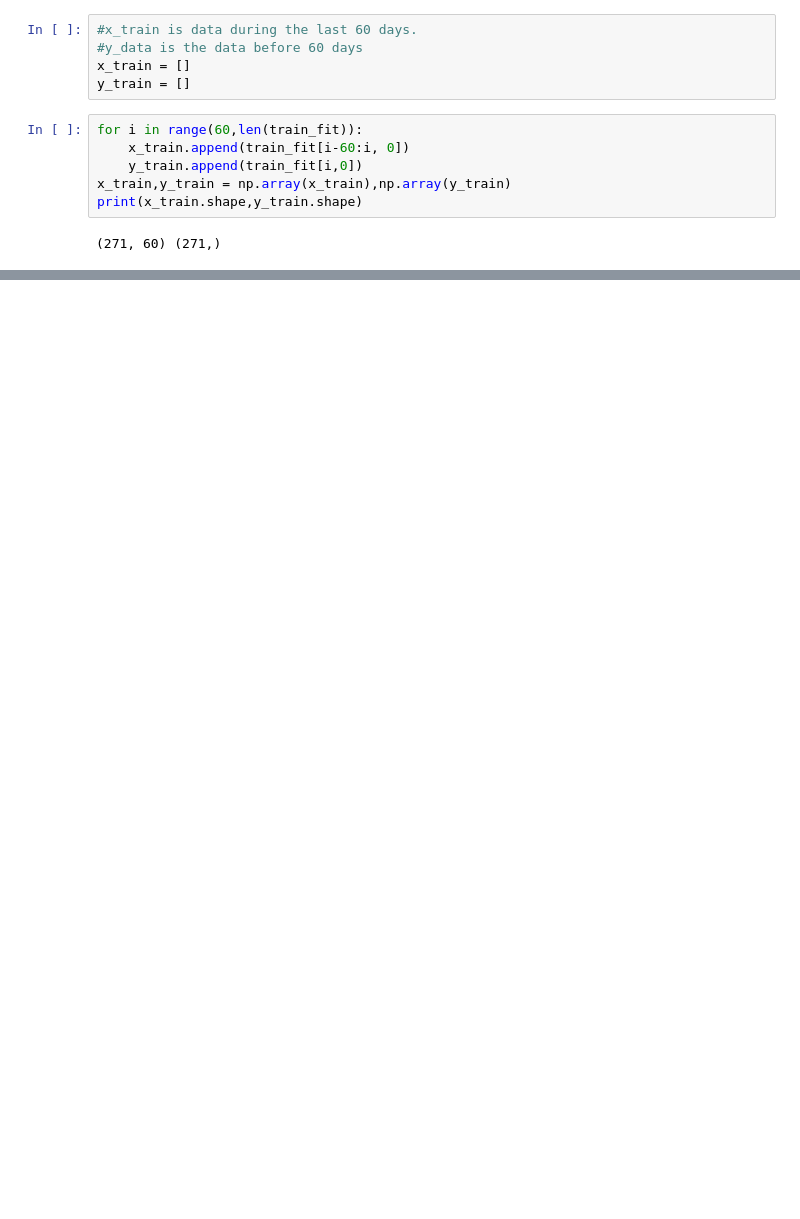
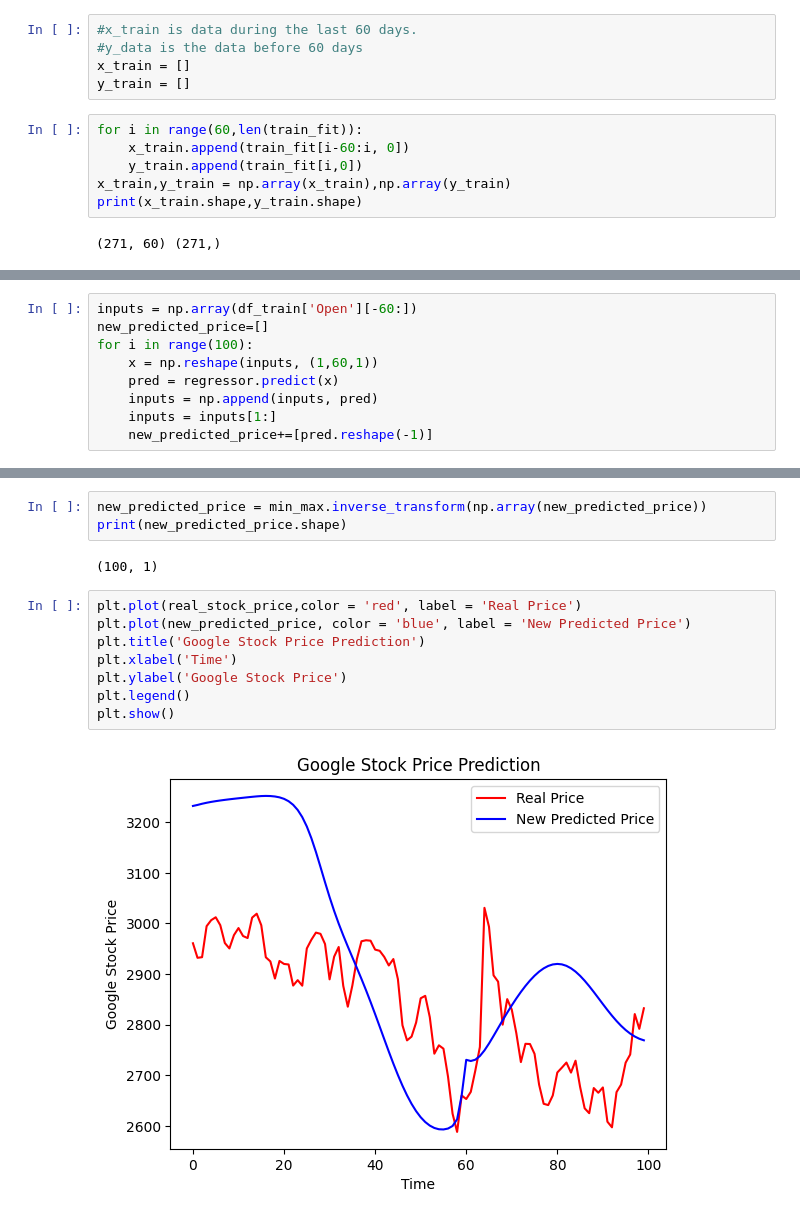
Before and after one commit to breannaparker1991/googlestock, a Jupyter notebook: breannaparker630final.ipynb, the cells around one changed output, grey strips where cells are left out. Cells and saved outputs as stored; diff of their text form; blank space fills up the shorter version.

```diff
--- a/breannaparker630final.ipynb
+++ b/breannaparker630final.ipynb
@@ -195,0 +323,9 @@ print(x_train.shape,y_train.shape)
+# %%
+inputs = np.array(df_train['Open'][-60:])
+new_predicted_price=[]
+for i in range(100):
+    x = np.reshape(inputs, (1,60,1))
+    pred = regressor.predict(x)
+    inputs = np.append(inputs, pred)
+    inputs = inputs[1:]
+    new_predicted_price+=[pred.reshape(-1)]
@@ -195,0 +350,15 @@ print(x_train.shape,y_train.shape)
+# %%
+new_predicted_price = min_max.inverse_transform(np.array(new_predicted_price))
+print(new_predicted_price.shape)
+# %% [output]
+(100, 1)
+# %%
+plt.plot(real_stock_price,color = 'red', label = 'Real Price')
+plt.plot(new_predicted_price, color = 'blue', label = 'New Predicted Price')
+plt.title('Google Stock Price Prediction')
+plt.xlabel('Time')
+plt.ylabel('Google Stock Price')
+plt.legend()
+plt.show()
+# %% [output]
+[figure, added]
```
Also changed, not shown: parts of 15 cells of this notebook.
